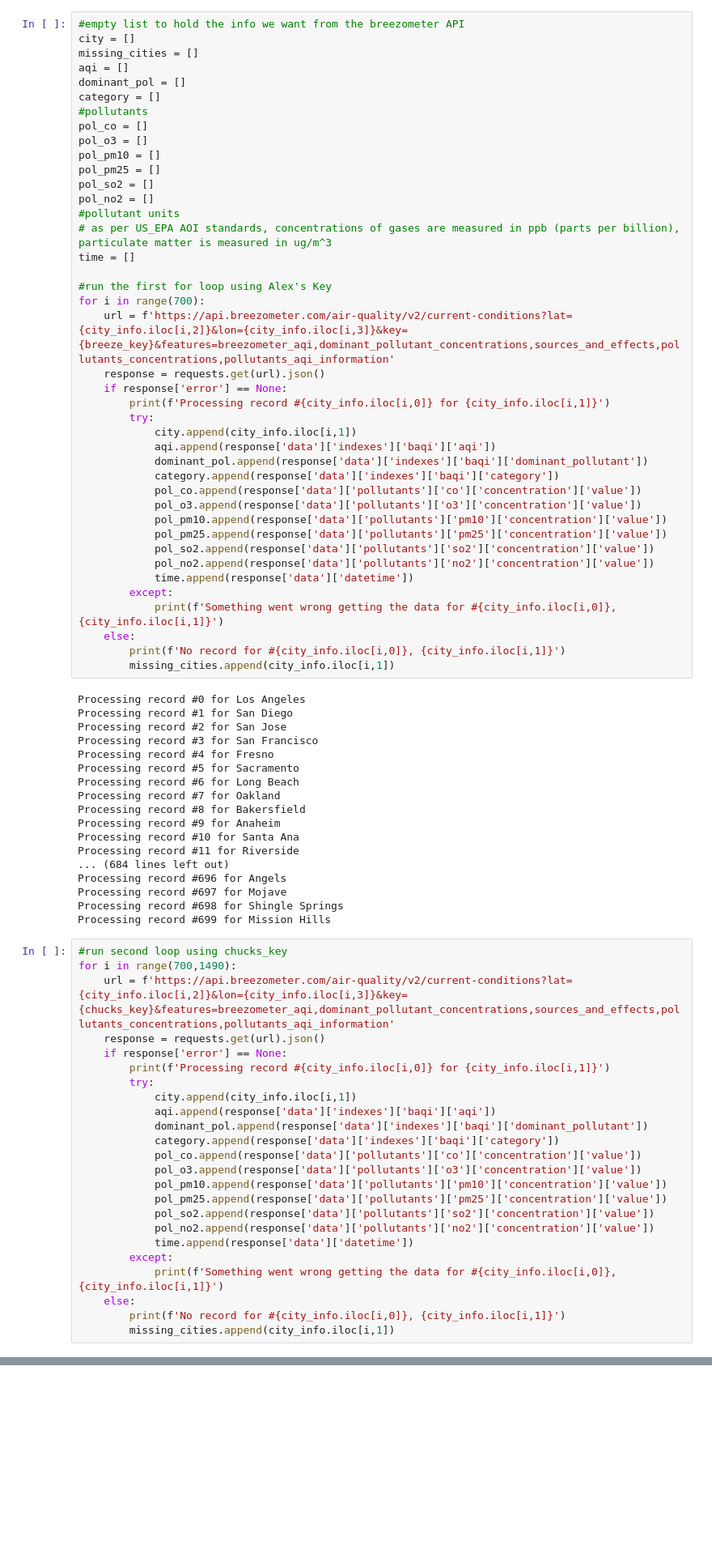
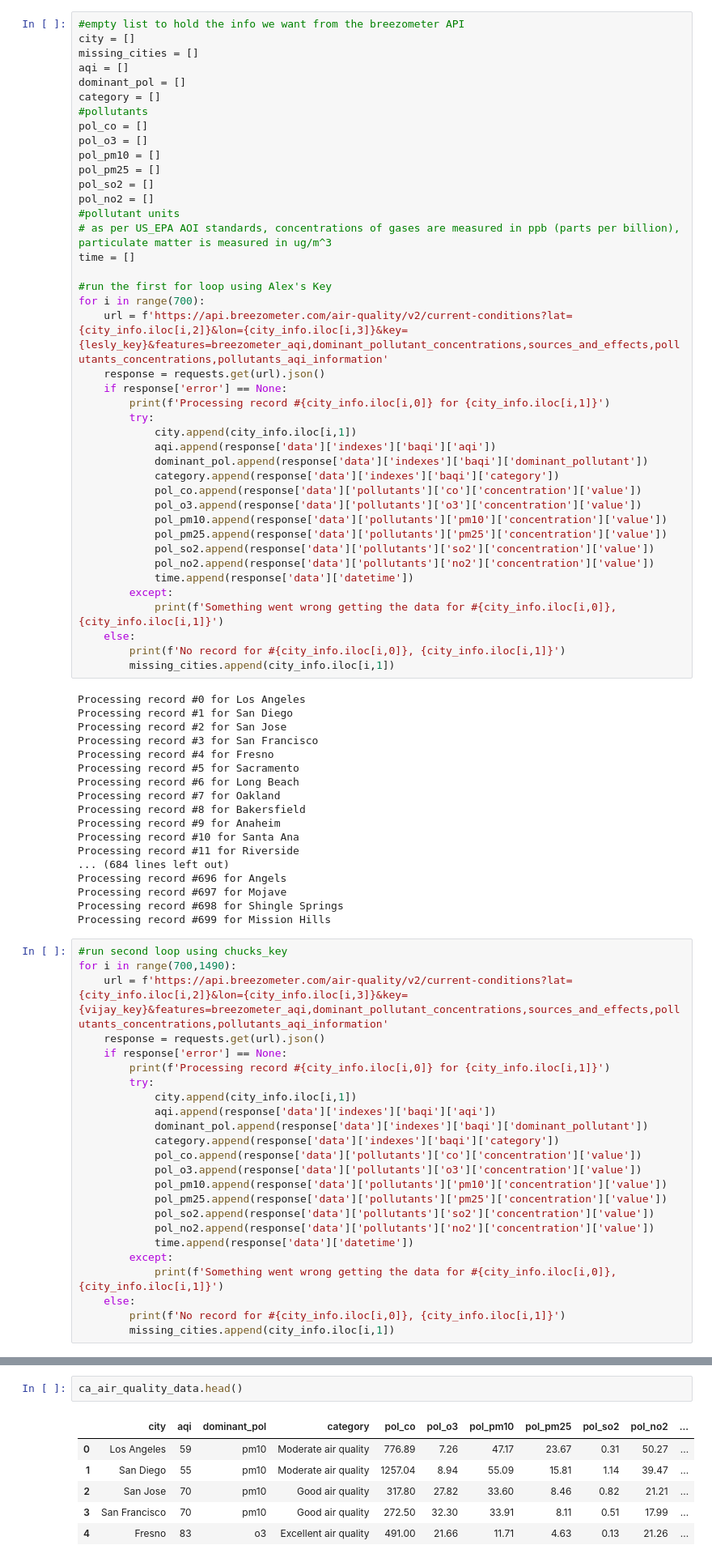
Before and after one commit to medinachuck/AQI-Dashboard, a Jupyter notebook: breezometer_api_requests.ipynb, the cells around one changed output, grey strips where cells are left out. Shown at 81% size. Cells and saved outputs as stored; diff of their text form; blank space fills up the shorter version.

```diff
--- a/breezometer_api_requests.ipynb
+++ b/breezometer_api_requests.ipynb
@@ -33,7 +28,7 @@ time = []
 
 #run the first for loop using Alex's Key
 for i in range(700):
-    url = f'https://api.breezometer.com/air-quality/v2/current-conditions?lat={city_info.iloc[i,2]}&lon={city_info.iloc[i,3]}&key={breeze_key}&features=breezometer_aqi,dominant_pollutant_concentrations,sources_and_effects,pollutants_concentrations,pollutants_aqi_information'
+    url = f'https://api.breezometer.com/air-quality/v2/current-conditions?lat={city_info.iloc[i,2]}&lon={city_info.iloc[i,3]}&key={lesly_key}&features=breezometer_aqi,dominant_pollutant_concentrations,sources_and_effects,pollutants_concentrations,pollutants_aqi_information'
     response = requests.get(url).json()
     if response['error'] == None:
         print(f'Processing record #{city_info.iloc[i,0]} for {city_info.iloc[i,1]}')
@@ -75,7 +70,7 @@ Processing record #699 for Mission Hills
 # %%
 #run second loop using chucks_key
 for i in range(700,1490):
-    url = f'https://api.breezometer.com/air-quality/v2/current-conditions?lat={city_info.iloc[i,2]}&lon={city_info.iloc[i,3]}&key={chucks_key}&features=breezometer_aqi,dominant_pollutant_concentrations,sources_and_effects,pollutants_concentrations,pollutants_aqi_information'
+    url = f'https://api.breezometer.com/air-quality/v2/current-conditions?lat={city_info.iloc[i,2]}&lon={city_info.iloc[i,3]}&key={vijay_key}&features=breezometer_aqi,dominant_pollutant_concentrations,sources_and_effects,pollutants_concentrations,pollutants_aqi_information'
     response = requests.get(url).json()
     if response['error'] == None:
         print(f'Processing record #{city_info.iloc[i,0]} for {city_info.iloc[i,1]}')
@@ -116,0 +146,9 @@ ca_air_quality_data = pd.DataFrame(air_quality_dict)
+# %%
+ca_air_quality_data.head()
+# %% [output]
+|  | city | aqi | dominant_pol | category | pol_co | pol_o3 | pol_pm10 | pol_pm25 | pol_so2 | pol_no2 | ... |
+| 0 | Los Angeles | 59 | pm10 | Moderate air quality | 776.89 | 7.26 | 47.17 | 23.67 | 0.31 | 50.27 | ... |
+| 1 | San Diego | 55 | pm10 | Moderate air quality | 1257.04 | 8.94 | 55.09 | 15.81 | 1.14 | 39.47 | ... |
+| 2 | San Jose | 70 | pm10 | Good air quality | 317.80 | 27.82 | 33.60 | 8.46 | 0.82 | 21.21 | ... |
+| 3 | San Francisco | 70 | pm10 | Good air quality | 272.50 | 32.30 | 33.91 | 8.11 | 0.51 | 17.99 | ... |
+| 4 | Fresno | 83 | o3 | Excellent air quality | 491.00 | 21.66 | 11.71 | 4.63 | 0.13 | 21.26 | ... |
```
Also changed, not shown: parts of 20 cells of this notebook, 1 other file.
